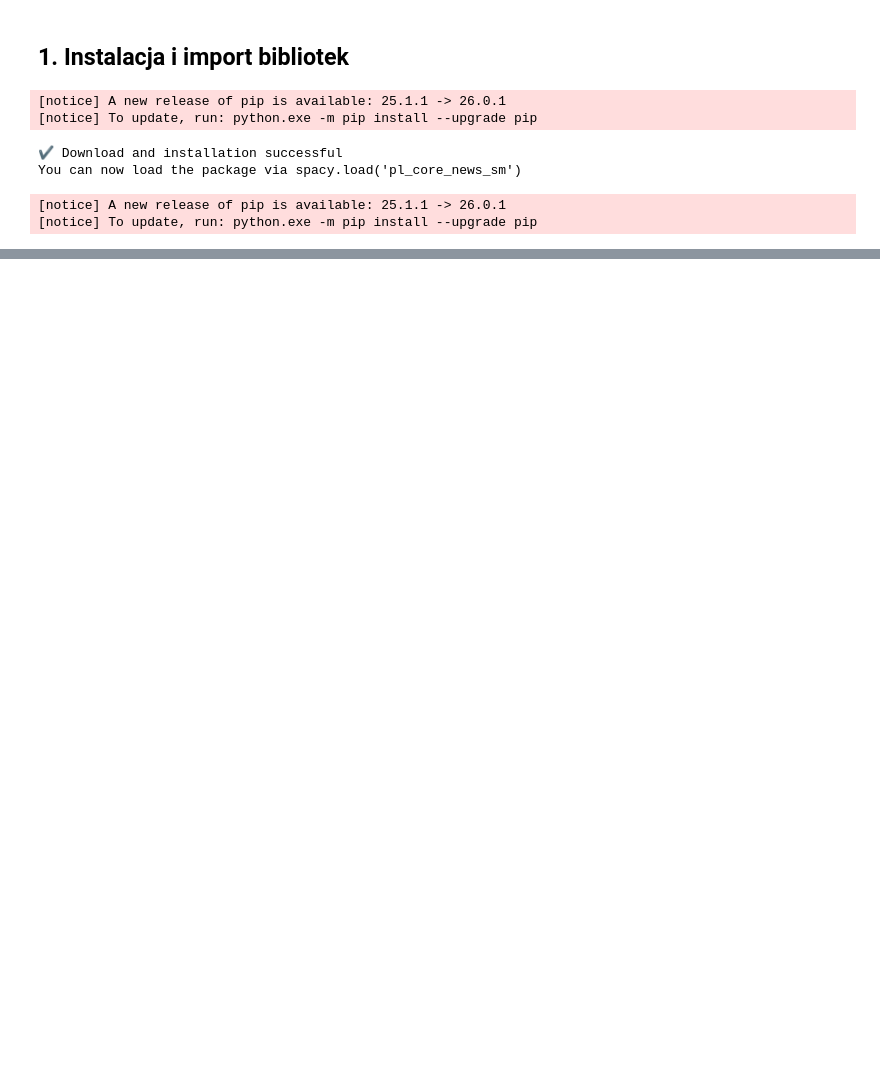
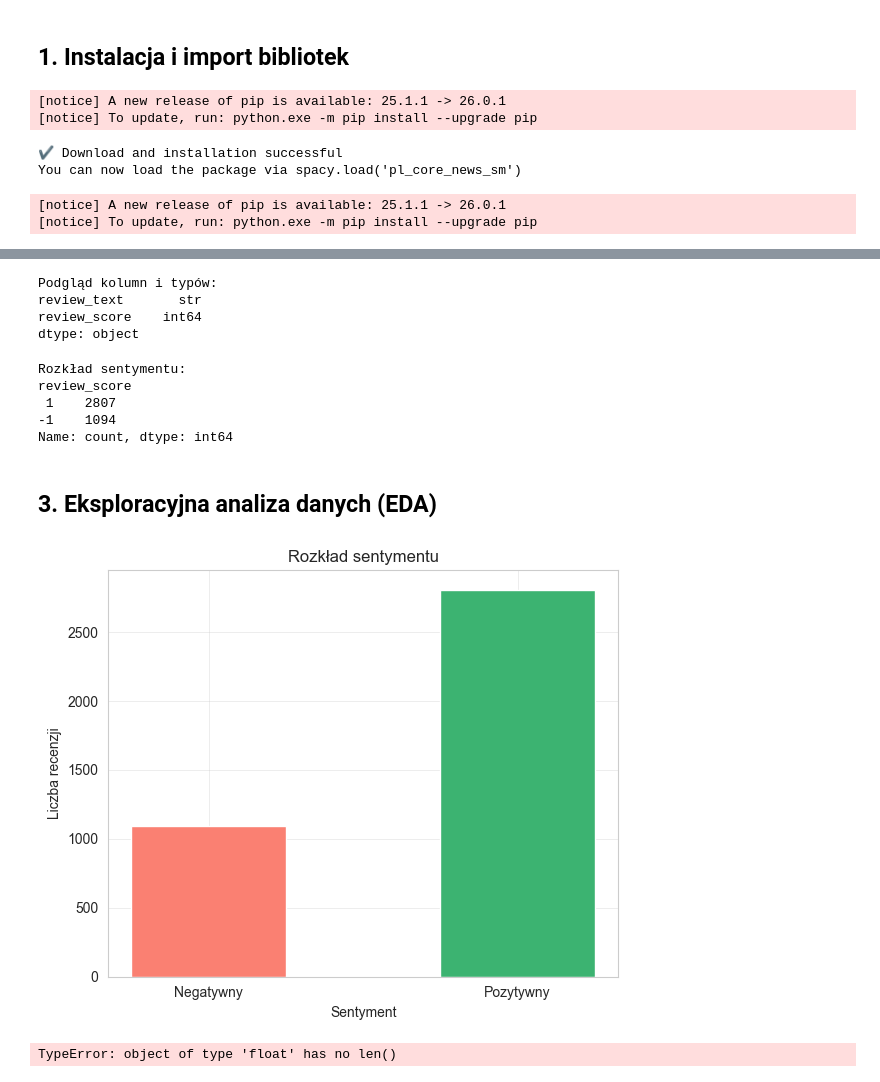
Before and after one commit to WhatTheGo/AnalizaSentymentuSteam, a Jupyter notebook: 01_dane_i_przetwarzanie.ipynb, the cells around one changed output, grey strips where cells are left out. Cells and saved outputs as stored; diff of their text form; code cells hidden in the pictures; blank space fills up the shorter version.

```diff
--- a/01_dane_i_przetwarzanie.ipynb
+++ b/01_dane_i_przetwarzanie.ipynb
@@ -41,0 +47,5 @@ pd.set_option("display.max_colwidth", 200)
+# %%
+df = pd.read_csv("final_fantasy_XIII.csv")
+print(f"Liczba rekordów: {len(df)}")
+print(f"Kolumny: {list(df.columns)}")
+df.head()
@@ -41,0 +61,69 @@ pd.set_option("display.max_colwidth", 200)
+# %%
+print("Podgląd kolumn i typów:")
+print(df.dtypes)
+# %% [output]
+Podgląd kolumn i typów:
+review_text       str
+review_score    int64
+dtype: object
+# %%
+# review_score, 1 - pozytywne, -1 - negatywne
+TEXT_COL = "review_text"  # <- zmień jeśli kolumna nazywa się inaczej
+RATING_COL = "review_score"  # <- zmień jeśli kolumna nazywa się inaczej
+
+print(f"\nRozkład sentymentu:")
+print(df[RATING_COL].value_counts())
+# %% [output]
+Rozkład sentymentu:
+review_score
+ 1    2807
+-1    1094
+Name: count, dtype: int64
+# %% [markdown]
+## 3. Eksploracyjna analiza danych (EDA)
+# %%
+# Rozkład recenzji
+counts = df[RATING_COL].value_counts().sort_index()
+labels = ["Negatywny", "Pozytywny"]
+colors = ["salmon", "mediumseagreen"]
+
+plt.figure(figsize=(6, 5))
+plt.bar(labels, counts, color=colors, width=0.5)
+
+plt.title("Rozkład sentymentu")
+plt.xlabel("Sentyment")
+plt.ylabel("Liczba recenzji")
+
+plt.tight_layout()
+plt.show()
+# %% [output]
+[figure, added]
+# %%
+# Długość recenzji
+df["text_length"] = df[TEXT_COL].astype(str).apply(len)
+df["word_count"] = df[TEXT_COL].astype(str).apply(
+    lambda x: len(x.split())
+)
+
+fig, axes = plt.subplots(1, 2, figsize=(14, 5))
+
+for sent, color, label in [(-1, "salmon", "Negatywny"), (1, "mediumseagreen", "Pozytywny")]:
+    subset = df[df["sentiment"] == sent]
+    axes[0].hist(subset["word_count"], bins=50, alpha=0.6, label=label, color=color)
+    axes[1].hist(subset["text_length"], bins=50, alpha=0.6, label=label, color=color)
+
+axes[0].set_title("Rozkład liczby słów")
+axes[0].set_xlabel("Liczba słów")
+axes[0].legend()
+
+axes[1].set_title("Rozkład długości tekstu (znaki)")
+axes[1].set_xlabel("Liczba znaków")
+axes[1].legend()
+
+plt.tight_layout()
+plt.show()
+
+print("Statystyki długości recenzji (słowa):")
+print(df.groupby("sentiment")["word_count"].describe())
+# %% [output]
+TypeError: object of type 'float' has no len()
```
Also changed, not shown: parts of 4 cells of this notebook, 3 other files.
